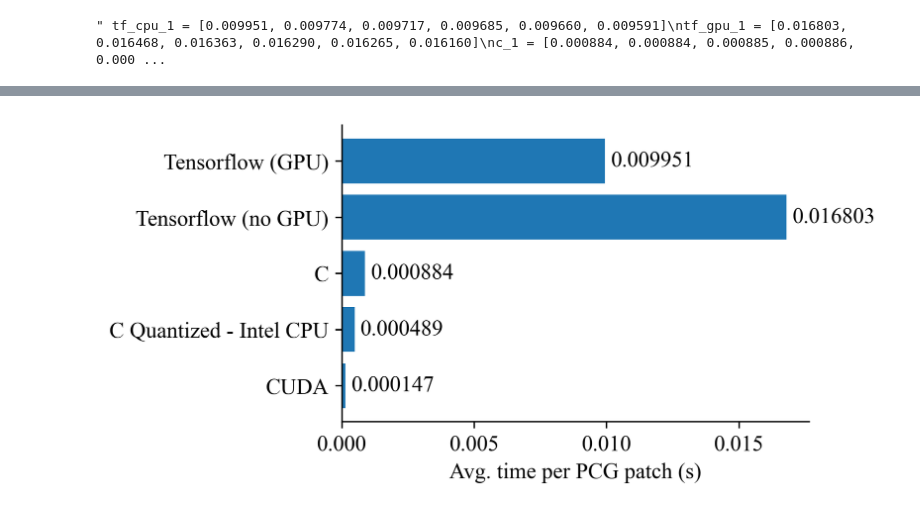
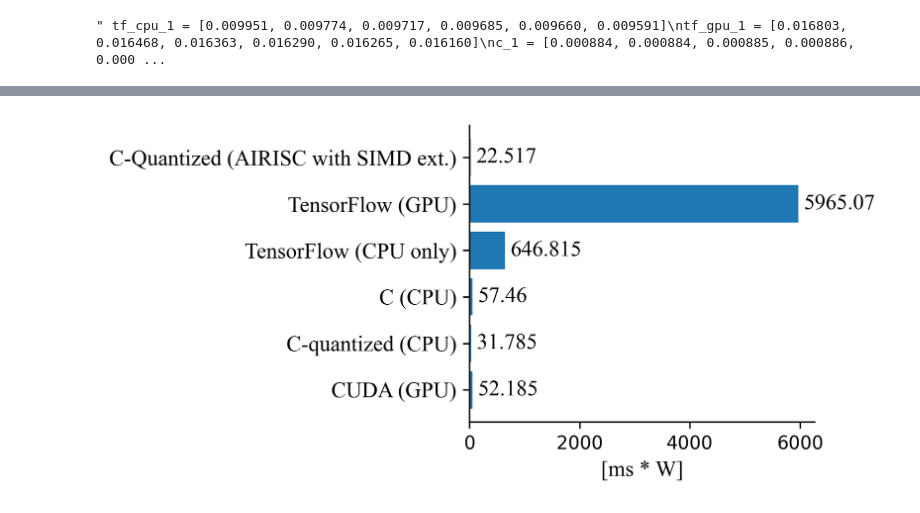
Before and after one commit to domenico-rgs/HSS-on-RiscV, a Jupyter notebook: src/utils/data_analysis/stats_analysis_2.ipynb, the cells around one changed output, grey strips where cells are left out. Drawn from its saved outputs; the diff is of its cells as text; code cells hidden in the pictures.

```diff
--- a/src/utils/data_analysis/stats_analysis_2.ipynb
+++ b/src/utils/data_analysis/stats_analysis_2.ipynb
@@ -116,7 +119,7 @@ import matplotlib.pyplot as plt
 import numpy as np
 
 clocks = [338892203, 28664610]
-values = ["AIRISC no extensions", "AIRISC SIMD extension"]
+values = ["AIRISC without AI extensions", "AIRISC with SIMD extension"]
 
 plt.rcdefaults()
 fig, ax = plt.subplots()
@@ -157,0 +205,26 @@ plt.show()
+# %%
+from brokenaxes import brokenaxes
+
+times = [890, 16.803, 9.951, 0.884, 0.489, 0.147]
+values_2 = ["C-Quantized (AIRISC with SIMD ext.)", "TensorFlow (GPU)", "TensorFlow (CPU only)", "C (CPU)", "C-quantized (CPU)", "CUDA (GPU)"]
+
+# Example data
+y_pos = np.arange(len(times))
+
+baxes = brokenaxes(xlims=((0,100),(800,900)), hspace=.05)
+baxes.barh(y_pos, times, align='center')
+#plt.yticks(y_pos, values_2, fontsize=12, fontname='times new roman')
+#plt.xticks(ticks=[0, 225, 500, 725],fontsize=12, fontname='times new roman')
+baxes.invert_yaxis()
+baxes.set_yticks(y_pos, labels=values_2, size=12, fontname='times new roman')
+baxes.set_xlabel('Avg. time per PCG patch (ms)', size=12, fontname='times new roman')
+for bars in ax.containers:
+    baxes.bar_label(bars, padding=3, size=12, fontname='times new roman')
+
+plt.gcf().set_size_inches(6, 3)
+
+plt.rcParams["font.family"] = "Times New Roman"
+plt.gcf().set_dpi(300)
+plt.savefig("bar_plot3_thesis_2.svg", format="svg")
+
+plt.show()
@@ -158,39 +233,44 @@ plt.show()
 # %%
 import matplotlib.pyplot as plt
 import numpy as np
+from brokenaxes import brokenaxes
 
-times = [0.009951, 0.016803, 0.000884, 0.000489, 0.000147]
-values_2 = ["Tensorflow (GPU)", "Tensorflow (no GPU)", "C", "C Quantized - Intel CPU", "CUDA"]
+airisc_con = 0.0253
+cpu_cons = 65
+gpu_cpu_cons = 290 + cpu_cons
+
+times = [890*airisc_con, 16.803*gpu_cpu_cons, 9.951*cpu_cons, 0.884*cpu_cons, 0.489*cpu_cons, 0.147*gpu_cpu_cons]
+values_2 = ["C-Quantized (AIRISC with SIMD ext.)", "TensorFlow (GPU)", "TensorFlow (CPU only)", "C (CPU)", "C-quantized (CPU)", "CUDA (GPU)"]
 
 plt.rcdefaults()
 fig, ax = plt.subplots()
 # Example data
 y_pos = np.arange(len(times))
 
 ax.barh(y_pos, times, align='center')
 ax.set_yticks(y_pos, labels=values_2)
 plt.yticks(y_pos, values_2, fontsize=12, fontname='times new roman')
-plt.xticks(ticks=[0,0.005,0.01,0.015],fontsize=12, fontname='times new roman')
+#plt.xticks(ticks=[0, 1500, 3000, 4500],fontsize=12, fontname='times new roman')
 ax.invert_yaxis()  # labels read top-to-bottom
-ax.set_xlabel('Avg. time per PCG patch (s)', size=12, fontname='times new roman')
+ax.set_xlabel('[ms * W]', size=12, fontname='times new roman')
 for bars in ax.containers:
     ax.bar_label(bars, padding=3, size=12, fontname='times new roman')
 
 # Remove the plot borders
 ax.spines['top'].set_visible(False)
 ax.spines['right'].set_visible(False)
 #ax.spines['left'].set_visible(False)
 
 #reduce by halft figure size
 plt.gcf().set_size_inches(6, 3)
 
 #set font to times new roman
 plt.rcParams["font.family"] = "Times New Roman"
 
 plt.tight_layout()
 plt.gcf().set_dpi(300)
-plt.savefig("bar_plot3.svg", format="svg")
+plt.savefig("bar_plot4_thesis.svg", format="svg")
 
 plt.show()
 # %% [output]
-[figure, old version]
+[figure, new version]
```
Also changed, not shown: parts of 8 cells of this notebook, 4 other files.
